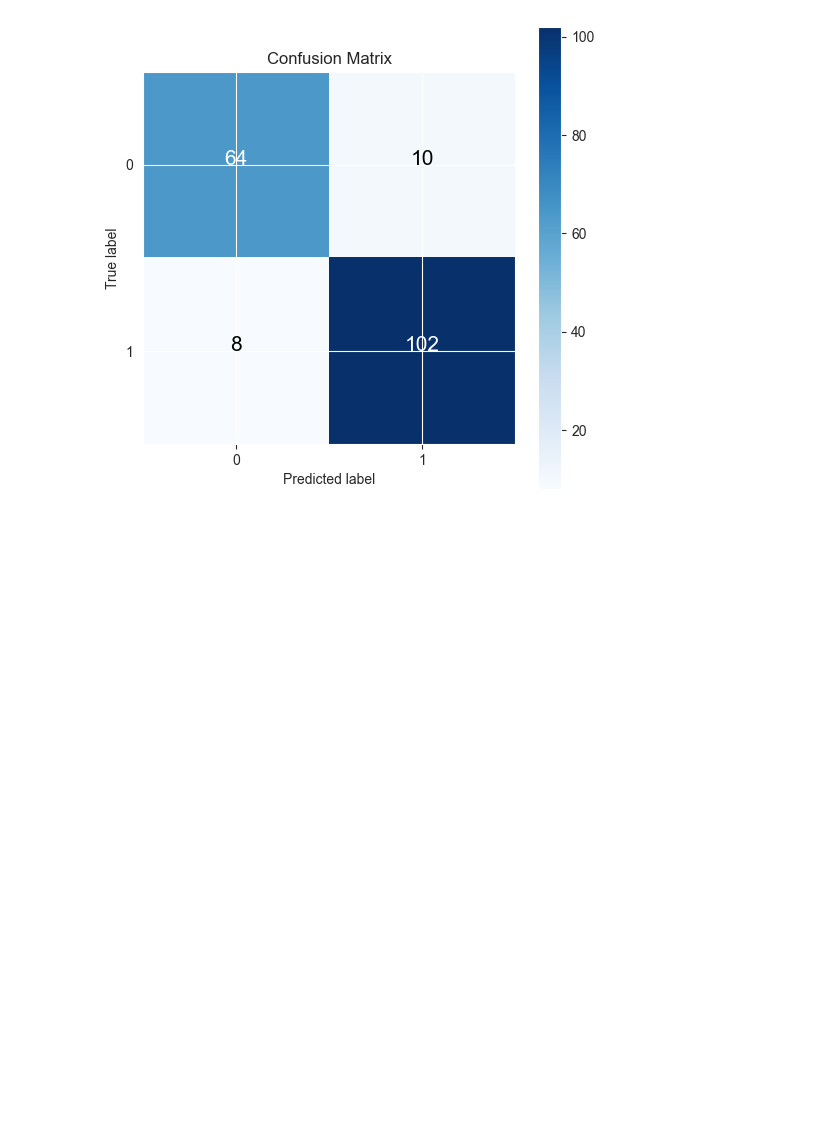
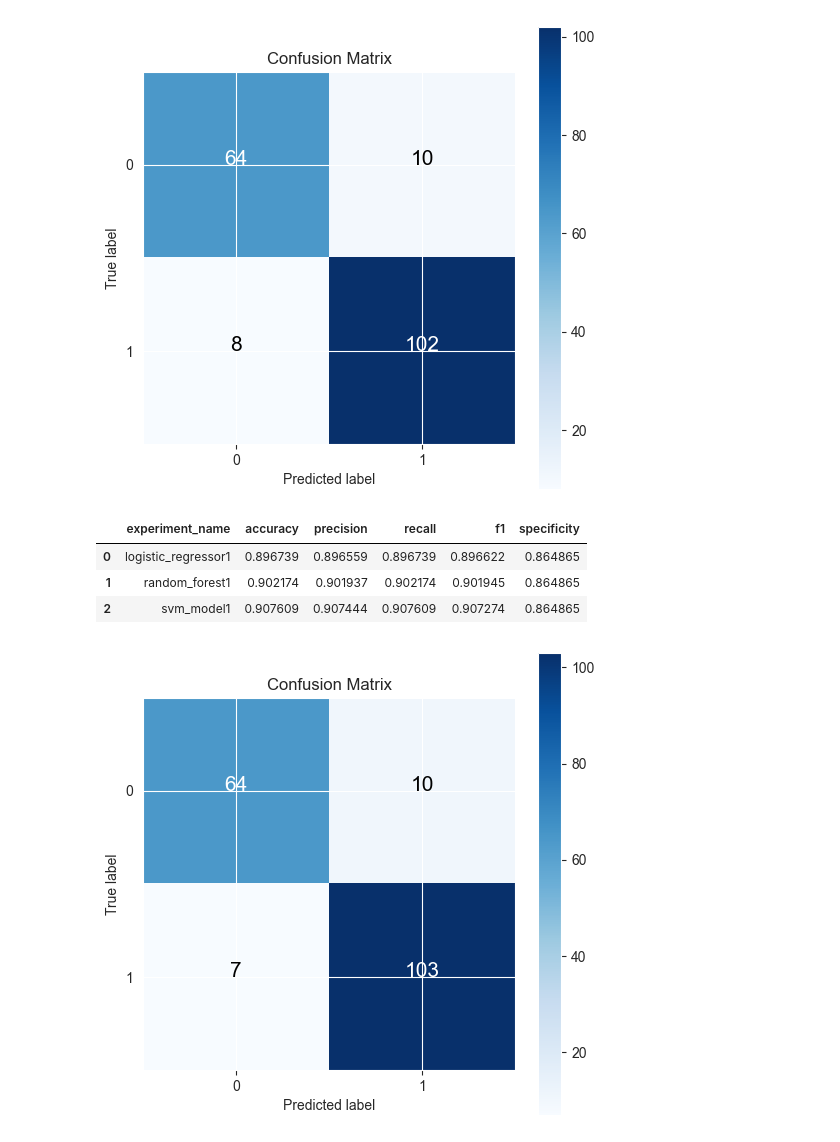
Before and after one commit to nripstein/Heart-Disease-Prediction, a Jupyter notebook: heart failure prediction notebook.ipynb, the cells around one changed output. Drawn from its saved outputs; the diff is of its cells as text; code cells hidden in the pictures; blank space fills up the shorter version.

Commit message:
added Bayesian models and tensorflow model

```diff
--- a/heart failure prediction notebook.ipynb
+++ b/heart failure prediction notebook.ipynb
@@ -383,7 +383,7 @@ def calculate_results(y_true: np.ndarray, y_pred: np.ndarray) -> dict:
                      "specificity": model_specificity}
     return model_results
 
-def make_confusion_matrix(y_true, y_pred, classes=None, figsize=(10, 10), text_size=15, norm=False, savefig=False):
+def make_confusion_matrix(y_true, y_pred, classes=None, figsize=(6, 6), text_size=15, norm=False, savefig=False):
   """Makes a labelled confusion matrix comparing predictions and ground truth labels.
 
   If classes is passed, confusion matrix will be labelled, if not, integer class values
@@ -525,0 +515,17 @@ tf.random.set_seed(1)
+# %%
+from sklearn.svm import SVC
+
+svm_model1 = SVC(random_state=10)
+svm_model1.fit(x_train, y_train)
+
+svm_model1_predictions = svm_model1.predict(x_test)
+
+models_df = add_experiment(models_df, "svm_model1", svm_model1_predictions)
+display(models_df)
+make_confusion_matrix(y_true=y_test, y_pred=svm_model1_predictions, figsize=(6, 6))
+# %% [output]
+|  | experiment_name | accuracy | precision | recall | f1 | specificity |
+| 0 | logistic_regressor1 | 0.896739 | 0.896559 | 0.896739 | 0.896622 | 0.864865 |
+| 1 | random_forest1 | 0.902174 | 0.901937 | 0.902174 | 0.901945 | 0.864865 |
+| 2 | svm_model1 | 0.907609 | 0.907444 | 0.907609 | 0.907274 | 0.864865 |
+[figure, added]
```
Also changed, not shown: parts of 6 cells of this notebook.
